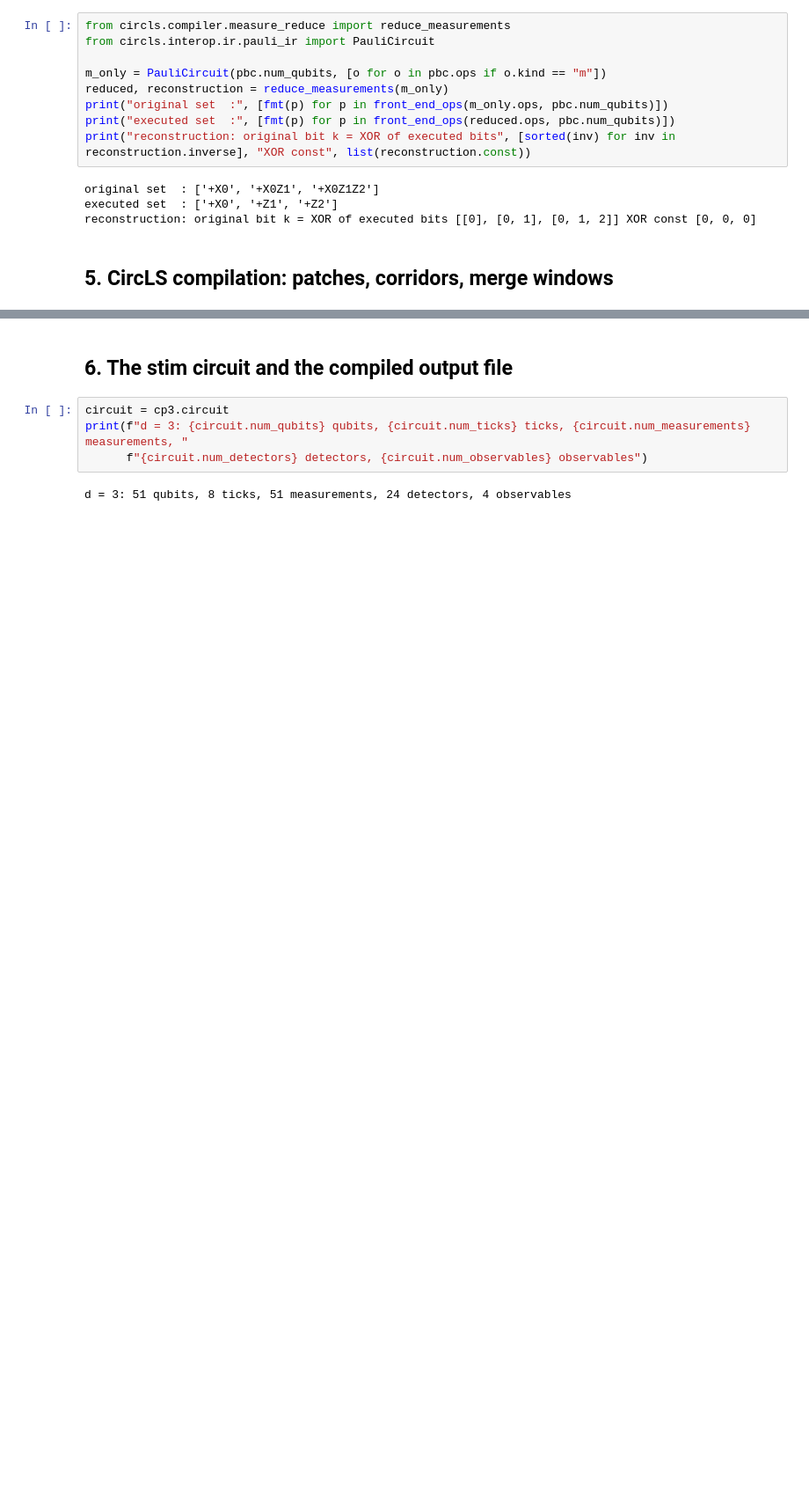
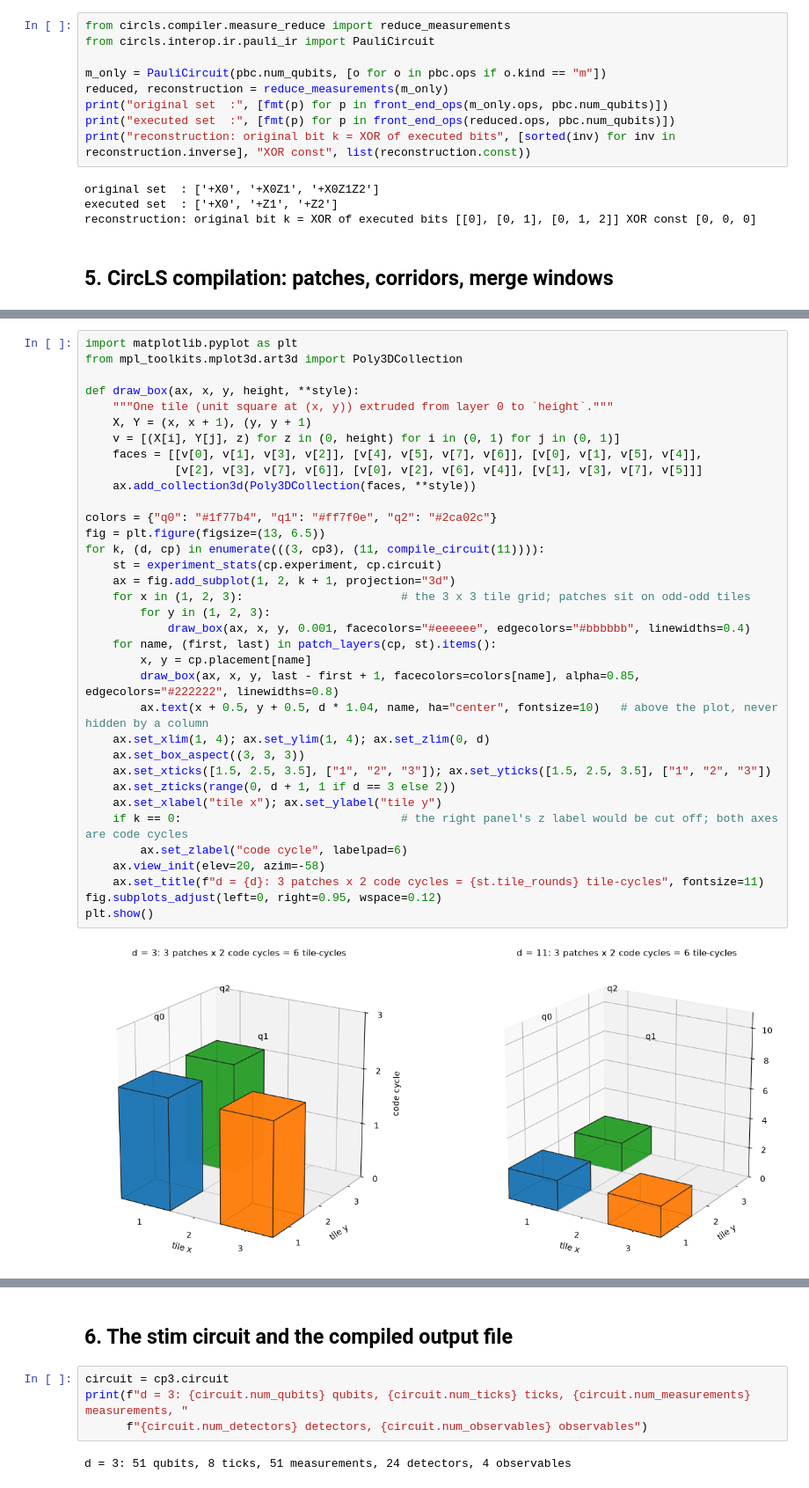
Before and after one commit to John-YuehanZhang/CircLS, a Jupyter notebook: notebooks/ghz_pipeline.ipynb, the cells around one changed output, grey strips where cells are left out. Shown at 88% size. Drawn from its saved outputs; the diff is of its cells as text; blank space fills up the shorter version.

Commit message:
Notebooks: Section 5 counts the allocated volume in tile-cycles and draws the spacetime occupancy in 3D (static figure plus an interactive self-contained HTML)

```diff
--- a/notebooks/ghz_pipeline.ipynb
+++ b/notebooks/ghz_pipeline.ipynb
@@ -377,0 +377,37 @@ spacetime volume        : 2.0 blocks of d x d x d  = 6 tile-layers / d, over 2 m
+# %%
+import matplotlib.pyplot as plt
+from mpl_toolkits.mplot3d.art3d import Poly3DCollection
+
+def draw_box(ax, x, y, height, **style):
+    """One tile (unit square at (x, y)) extruded from layer 0 to `height`."""
+    X, Y = (x, x + 1), (y, y + 1)
+    v = [(X[i], Y[j], z) for z in (0, height) for i in (0, 1) for j in (0, 1)]
+    faces = [[v[0], v[1], v[3], v[2]], [v[4], v[5], v[7], v[6]], [v[0], v[1], v[5], v[4]],
+             [v[2], v[3], v[7], v[6]], [v[0], v[2], v[6], v[4]], [v[1], v[3], v[7], v[5]]]
+    ax.add_collection3d(Poly3DCollection(faces, **style))
+
+colors = {"q0": "#1f77b4", "q1": "#ff7f0e", "q2": "#2ca02c"}
+fig = plt.figure(figsize=(13, 6.5))
+for k, (d, cp) in enumerate(((3, cp3), (11, compile_circuit(11)))):
+    st = experiment_stats(cp.experiment, cp.circuit)
+    ax = fig.add_subplot(1, 2, k + 1, projection="3d")
+    for x in (1, 2, 3):                       # the 3 x 3 tile grid; patches sit on odd-odd tiles
+        for y in (1, 2, 3):
+            draw_box(ax, x, y, 0.001, facecolors="#eeeeee", edgecolors="#bbbbbb", linewidths=0.4)
+    for name, (first, last) in patch_layers(cp, st).items():
+        x, y = cp.placement[name]
+        draw_box(ax, x, y, last - first + 1, facecolors=colors[name], alpha=0.85, edgecolors="#222222", linewidths=0.8)
+        ax.text(x + 0.5, y + 0.5, d * 1.04, name, ha="center", fontsize=10)   # above the plot, never hidden by a column
+    ax.set_xlim(1, 4); ax.set_ylim(1, 4); ax.set_zlim(0, d)
+    ax.set_box_aspect((3, 3, 3))
+    ax.set_xticks([1.5, 2.5, 3.5], ["1", "2", "3"]); ax.set_yticks([1.5, 2.5, 3.5], ["1", "2", "3"])
+    ax.set_zticks(range(0, d + 1, 1 if d == 3 else 2))
+    ax.set_xlabel("tile x"); ax.set_ylabel("tile y")
+    if k == 0:                                # the right panel's z label would be cut off; both axes are code cycles
+        ax.set_zlabel("code cycle", labelpad=6)
+    ax.view_init(elev=20, azim=-58)
+    ax.set_title(f"d = {d}: 3 patches x 2 code cycles = {st.tile_rounds} tile-cycles", fontsize=11)
+fig.subplots_adjust(left=0, right=0.95, wspace=0.12)
+plt.show()
+# %% [output]
+[figure, added]
```
Also changed, not shown: parts of 4 cells of this notebook, 3 other files.
